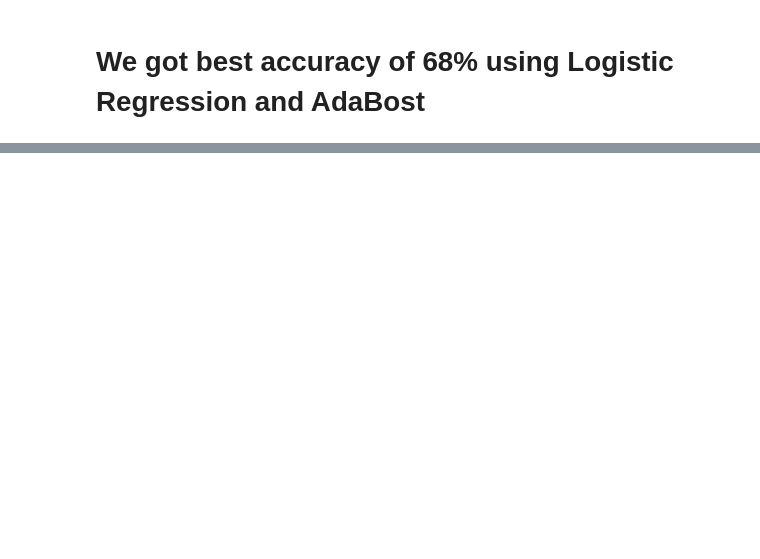
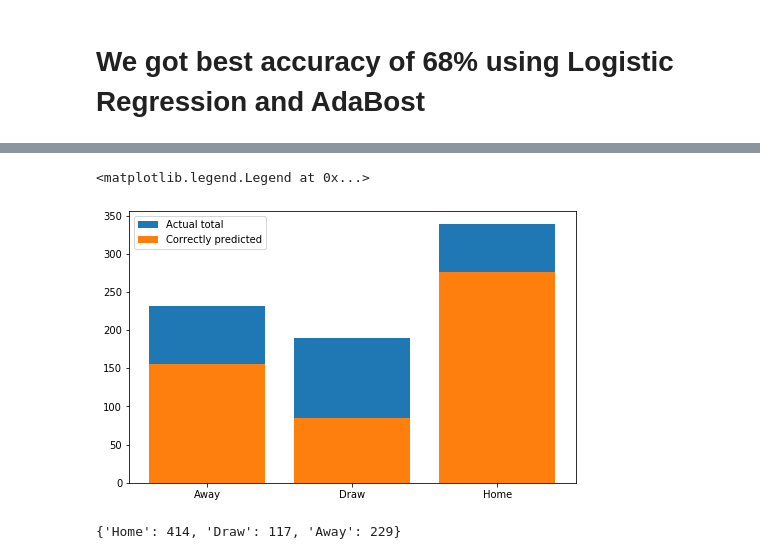
Before and after one commit to Nasar-uddin/kickoff, a Jupyter notebook: Kick with pca.ipynb, the cells around one changed output, grey strips where cells are left out. Drawn from its saved outputs; the diff is of its cells as text; code cells hidden in the pictures; blank space fills up the shorter version.

```diff
--- a/Kick with pca.ipynb
+++ b/Kick with pca.ipynb
@@ -188,0 +254,8 @@ weighted avg       0.67      0.68      0.67       760
+# %%
+plt.figure(figsize=(8,5))
+p1 =plt.bar(['Away','Draw','Home'],[231,190,339])
+p2 =plt.bar(['Away','Draw','Home'],[156,85,276])
+plt.legend((p1[0],p2[0]),('Actual total','Correctly predicted'))
+# %% [output]
+<matplotlib.legend.Legend at 0x...>
+[figure, added]
@@ -188,0 +273,4 @@ weighted avg       0.67      0.68      0.67       760
+# %%
+_gon(res)
+# %% [output]
+{'Home': 414, 'Draw': 117, 'Away': 229}
```
Also changed, not shown: parts of 25 cells of this notebook, 1 other file.
